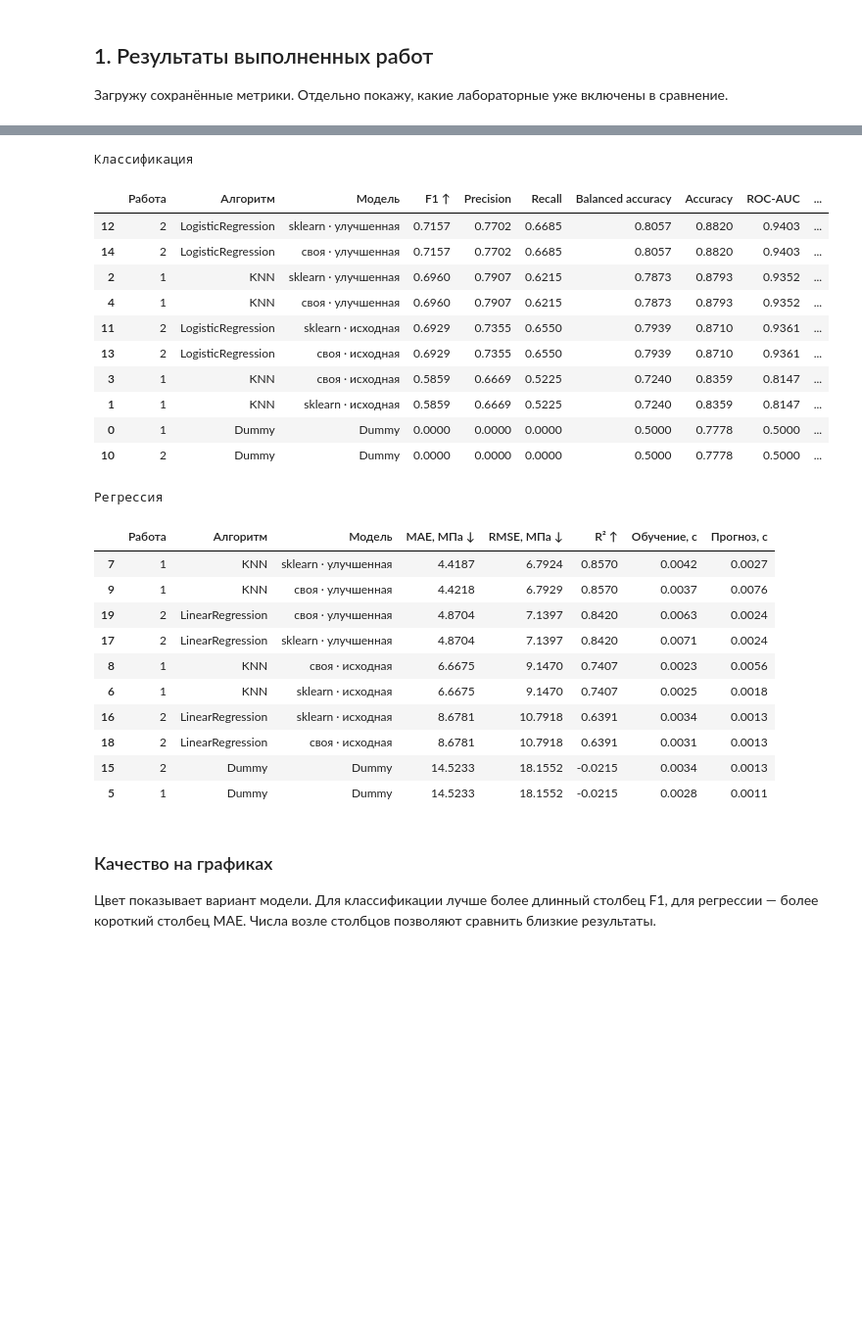
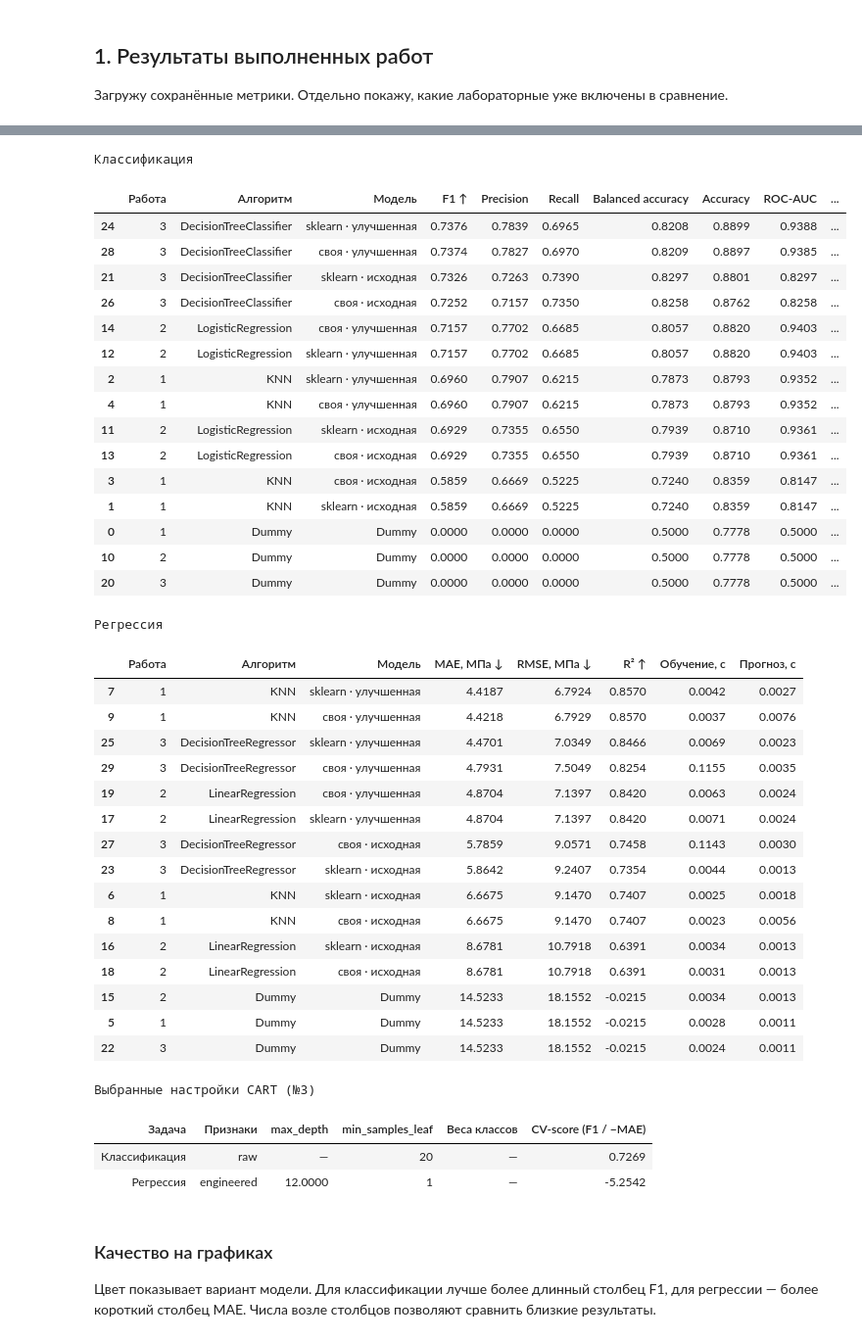
Before and after one commit to sergey162/AI-Frameworks, a Jupyter notebook: comparison.ipynb, the cells around one changed output, grey strips where cells are left out. Shown at 98% size. Saved outputs shown, nothing was run; the diff lists cells and outputs as text; code cells hidden in the pictures; blank space fills up the shorter version.

```diff
--- a/comparison.ipynb
+++ b/comparison.ipynb
@@ -171,22 +179,35 @@ Dummy всегда выбирает наиболее частый класс и
 # %%
 # Сначала проверяем протокол внутри каждой задачи, затем показываем результаты.
 identity = ["dataset", "target", "feature_set", "dataset_sha", "split_sha", "protocol_id", "n_train", "n_test"]
 for task, group in results.groupby("task"):
     if len(group[identity].drop_duplicates()) != 1:
         raise ValueError(f"Несопоставимые данные или разбиения для {task}")
     score = "f1" if task == "classification" else "mae"
     if score not in group or group[score].isna().any():
         raise ValueError(f"Отсутствуют метрики для {task}")
     columns = ["lab", "algorithm", "model"]
     columns += ["f1", "precision", "recall", "balanced_accuracy", "accuracy", "roc_auc", "average_precision"] if task == "classification" else ["mae", "rmse", "r2"]
     columns += ["fit_seconds", "predict_seconds"]
     print(TASK_NAMES[task])
     show_table(group[columns].sort_values(score, ascending=task != "classification").round(5))
+# Точные настройки третьей работы читаются из сохранённого протокола.
+import json
+protocol_path = ROOT / "lab_3" / "results" / "protocol.json"
+if protocol_path.exists():
+    tree_protocol = json.loads(protocol_path.read_text())
+    settings = [{"task": task, "representation": config["mode"], **config["params"],
+                 "CV-score (F1 / −MAE)": config["cv_score"]}
+                for task, config in tree_protocol["selected"].items()]
+    show_table(pd.DataFrame(settings), "Выбранные настройки CART (№3)")
 # %% [output]
 Классификация
 |  | Работа | Алгоритм | Модель | F1 ↑ | Precision | Recall | Balanced accuracy | Accuracy | ROC-AUC | ... |
+| 24 | 3 | DecisionTreeClassifier | sklearn · улучшенная | 0.7376 | 0.7839 | 0.6965 | 0.8208 | 0.8899 | 0.9388 | ... |
+| 28 | 3 | DecisionTreeClassifier | своя · улучшенная | 0.7374 | 0.7827 | 0.6970 | 0.8209 | 0.8897 | 0.9385 | ... |
+| 21 | 3 | DecisionTreeClassifier | sklearn · исходная | 0.7326 | 0.7263 | 0.7390 | 0.8297 | 0.8801 | 0.8297 | ... |
+| 26 | 3 | DecisionTreeClassifier | своя · исходная | 0.7252 | 0.7157 | 0.7350 | 0.8258 | 0.8762 | 0.8258 | ... |
+| 14 | 2 | LogisticRegression | своя · улучшенная | 0.7157 | 0.7702 | 0.6685 | 0.8057 | 0.8820 | 0.9403 | ... |
 | 12 | 2 | LogisticRegression | sklearn · улучшенная | 0.7157 | 0.7702 | 0.6685 | 0.8057 | 0.8820 | 0.9403 | ... |
-| 14 | 2 | LogisticRegression | своя · улучшенная | 0.7157 | 0.7702 | 0.6685 | 0.8057 | 0.8820 | 0.9403 | ... |
 | 2 | 1 | KNN | sklearn · улучшенная | 0.6960 | 0.7907 | 0.6215 | 0.7873 | 0.8793 | 0.9352 | ... |
 | 4 | 1 | KNN | своя · улучшенная | 0.6960 | 0.7907 | 0.6215 | 0.7873 | 0.8793 | 0.9352 | ... |
 | 11 | 2 | LogisticRegression | sklearn · исходная | 0.6929 | 0.7355 | 0.6550 | 0.7939 | 0.8710 | 0.9361 | ... |
@@ -195,18 +216,28 @@ for task, group in results.groupby("task"):
 | 1 | 1 | KNN | sklearn · исходная | 0.5859 | 0.6669 | 0.5225 | 0.7240 | 0.8359 | 0.8147 | ... |
 | 0 | 1 | Dummy | Dummy | 0.0000 | 0.0000 | 0.0000 | 0.5000 | 0.7778 | 0.5000 | ... |
 | 10 | 2 | Dummy | Dummy | 0.0000 | 0.0000 | 0.0000 | 0.5000 | 0.7778 | 0.5000 | ... |
+| 20 | 3 | Dummy | Dummy | 0.0000 | 0.0000 | 0.0000 | 0.5000 | 0.7778 | 0.5000 | ... |
 Регрессия
 |  | Работа | Алгоритм | Модель | MAE, МПа ↓ | RMSE, МПа ↓ | R² ↑ | Обучение, с | Прогноз, с |
 | 7 | 1 | KNN | sklearn · улучшенная | 4.4187 | 6.7924 | 0.8570 | 0.0042 | 0.0027 |
 | 9 | 1 | KNN | своя · улучшенная | 4.4218 | 6.7929 | 0.8570 | 0.0037 | 0.0076 |
+| 25 | 3 | DecisionTreeRegressor | sklearn · улучшенная | 4.4701 | 7.0349 | 0.8466 | 0.0069 | 0.0023 |
+| 29 | 3 | DecisionTreeRegressor | своя · улучшенная | 4.7931 | 7.5049 | 0.8254 | 0.1155 | 0.0035 |
 | 19 | 2 | LinearRegression | своя · улучшенная | 4.8704 | 7.1397 | 0.8420 | 0.0063 | 0.0024 |
 | 17 | 2 | LinearRegression | sklearn · улучшенная | 4.8704 | 7.1397 | 0.8420 | 0.0071 | 0.0024 |
+| 27 | 3 | DecisionTreeRegressor | своя · исходная | 5.7859 | 9.0571 | 0.7458 | 0.1143 | 0.0030 |
+| 23 | 3 | DecisionTreeRegressor | sklearn · исходная | 5.8642 | 9.2407 | 0.7354 | 0.0044 | 0.0013 |
+| 6 | 1 | KNN | sklearn · исходная | 6.6675 | 9.1470 | 0.7407 | 0.0025 | 0.0018 |
 | 8 | 1 | KNN | своя · исходная | 6.6675 | 9.1470 | 0.7407 | 0.0023 | 0.0056 |
-| 6 | 1 | KNN | sklearn · исходная | 6.6675 | 9.1470 | 0.7407 | 0.0025 | 0.0018 |
 | 16 | 2 | LinearRegression | sklearn · исходная | 8.6781 | 10.7918 | 0.6391 | 0.0034 | 0.0013 |
 | 18 | 2 | LinearRegression | своя · исходная | 8.6781 | 10.7918 | 0.6391 | 0.0031 | 0.0013 |
 | 15 | 2 | Dummy | Dummy | 14.5233 | 18.1552 | -0.0215 | 0.0034 | 0.0013 |
 | 5 | 1 | Dummy | Dummy | 14.5233 | 18.1552 | -0.0215 | 0.0028 | 0.0011 |
+| 22 | 3 | Dummy | Dummy | 14.5233 | 18.1552 | -0.0215 | 0.0024 | 0.0011 |
+Выбранные настройки CART (№3)
+| Задача | Признаки | max_depth | min_samples_leaf | Веса классов | CV-score (F1 / −MAE) |
+| Классификация | raw | — | 20 | — | 0.7269 |
+| Регрессия | engineered | 12.0000 | 1 | — | -5.2542 |
 # %% [markdown]
 ### Качество на графиках
 
```
Also changed, not shown: parts of 9 cells of this notebook, 33 other files.
